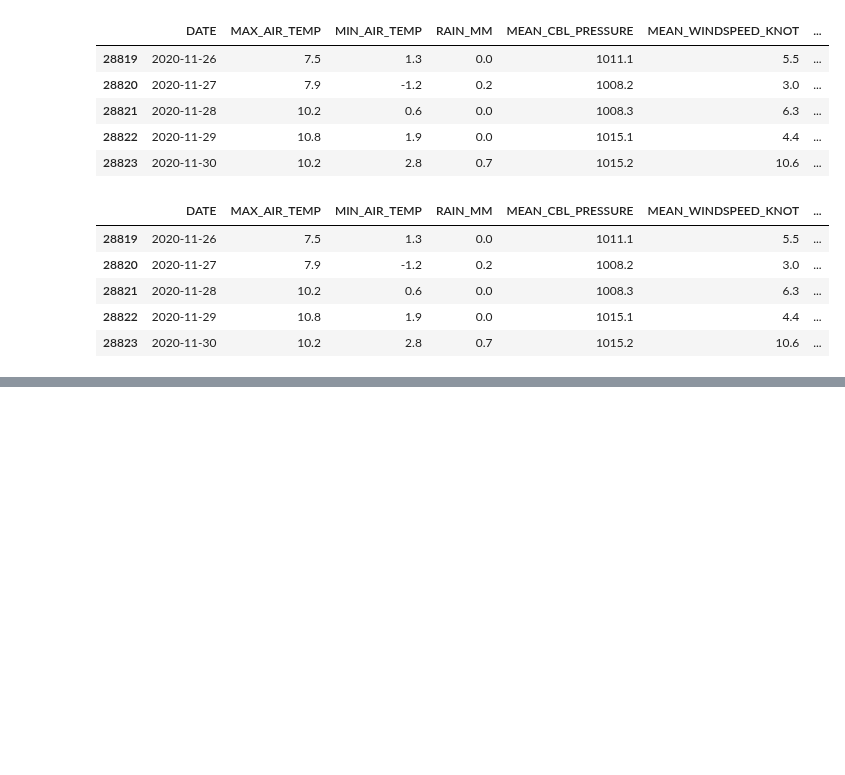
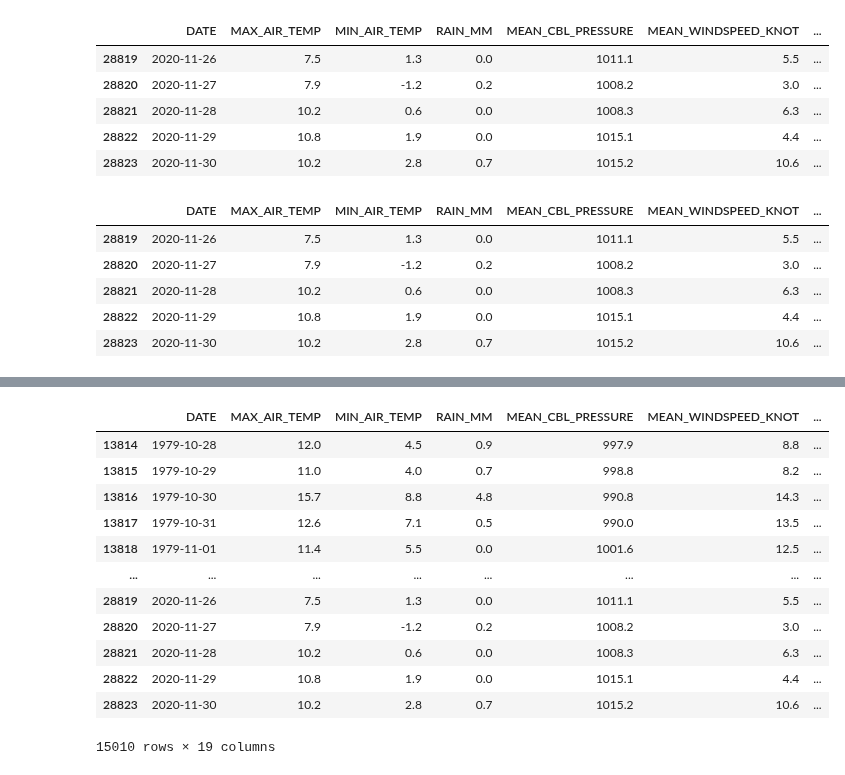
Before and after one commit to siddhesh21/Dublin-Rainfall-Analysis-Predictions, a Jupyter notebook: final_assignment/ML_final_assignment.ipynb, the cells around one changed output, grey strips where cells are left out. Drawn from its saved outputs; the diff is of its cells as text; code cells hidden in the pictures; blank space fills up the shorter version.

Commit message:
preparing target values

```diff
--- a/final_assignment/ML_final_assignment.ipynb
+++ b/final_assignment/ML_final_assignment.ipynb
@@ -144,15 +137,5 @@ read_data
 | 28823 | 30-nov-2020 | 10.2 | 2.8 | 0.7 | 1015.2 | 10.6 | ... |
 15010 rows × 15 columns
 # %%
-read_data.loc[read_data["RAIN_MM"] == 0.0, "RAIN_BOOLEAN"] = 0
-read_data.loc[read_data["RAIN_MM"] > 0.0, "RAIN_BOOLEAN"] =  1
-target_Arr = np.array(read_data["RAIN_BOOLEAN"])
-print(target_Arr)
-print(len(target_Arr))
-count = 0
-for i in target_Arr:
-    if i == 0:
-        count+=1
-print("0 : ",count)
-print("1 : ",len(target_Arr)-count)
-print(read_data.dtypes)
+read_data.loc[read_data["RAIN_MM"] == 0, "RAIN_BOOLEAN"] = 0
+read_data.loc[read_data["RAIN_MM"] > 0, "RAIN_BOOLEAN"] =  1
@@ -257,0 +206,3 @@ read_data.describe()
+# %%
+read_data = read_data.fillna(float(0))
+read_data.describe()
@@ -258,2 +219,22 @@ read_data.describe()
+# %%
+column_names = list(read_data.columns)
+column_names.remove("RAIN_BOOLEAN")
+column_names.append("RAIN_BOOLEAN")
+read_data = read_data.reindex(columns=column_names)
+read_data
+# %% [output]
+|  | DATE | MAX_AIR_TEMP | MIN_AIR_TEMP | RAIN_MM | MEAN_CBL_PRESSURE | MEAN_WINDSPEED_KNOT | ... |
+| 13814 | 1979-10-28 | 12.0 | 4.5 | 0.9 | 997.9 | 8.8 | ... |
+| 13815 | 1979-10-29 | 11.0 | 4.0 | 0.7 | 998.8 | 8.2 | ... |
+| 13816 | 1979-10-30 | 15.7 | 8.8 | 4.8 | 990.8 | 14.3 | ... |
+| 13817 | 1979-10-31 | 12.6 | 7.1 | 0.5 | 990.0 | 13.5 | ... |
+| 13818 | 1979-11-01 | 11.4 | 5.5 | 0.0 | 1001.6 | 12.5 | ... |
+| ... | ... | ... | ... | ... | ... | ... | ... |
+| 28819 | 2020-11-26 | 7.5 | 1.3 | 0.0 | 1011.1 | 5.5 | ... |
+| 28820 | 2020-11-27 | 7.9 | -1.2 | 0.2 | 1008.2 | 3.0 | ... |
+| 28821 | 2020-11-28 | 10.2 | 0.6 | 0.0 | 1008.3 | 6.3 | ... |
+| 28822 | 2020-11-29 | 10.8 | 1.9 | 0.0 | 1015.1 | 4.4 | ... |
+| 28823 | 2020-11-30 | 10.2 | 2.8 | 0.7 | 1015.2 | 10.6 | ... |
+15010 rows × 19 columns
 # %%
 target = 'RainTomorrow'
```
Also changed, not shown: parts of 7 cells of this notebook, 1 other file.
